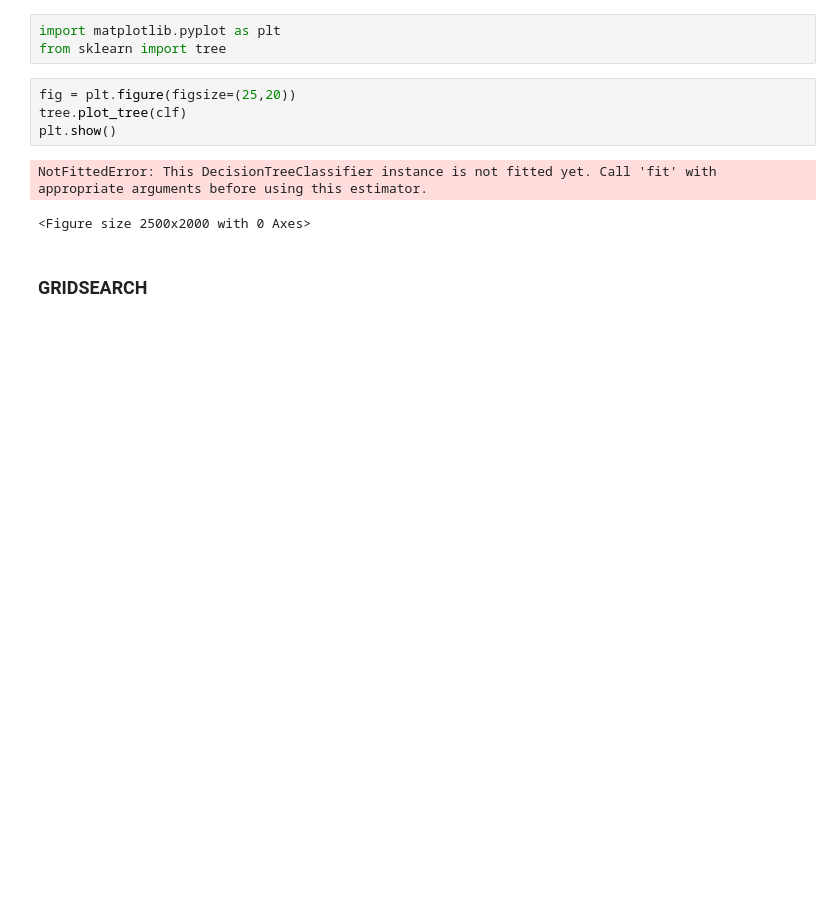
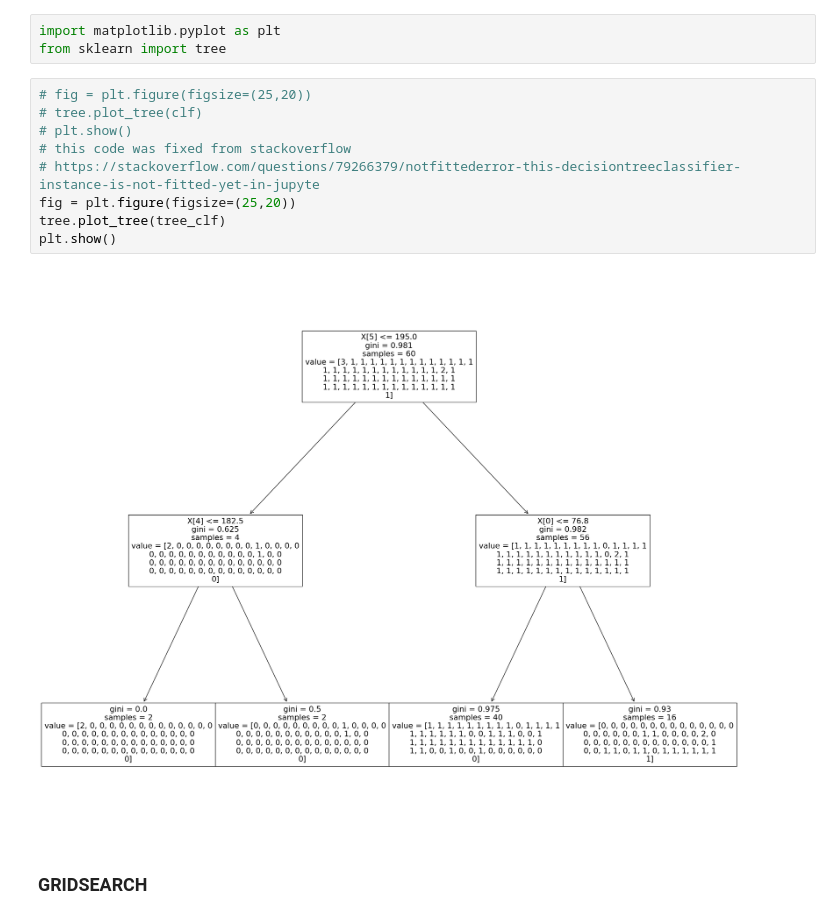
Before and after one commit to SteveAustin583/cheapest-electric-car, a Jupyter notebook: ElectricCars.ipynb, the cells around one changed output. Saved outputs shown, nothing was run; the diff lists cells and outputs as text; blank space fills up the shorter version.

Commit message:
fixed issue in the code of decision tree

```diff
--- a/ElectricCars.ipynb
+++ b/ElectricCars.ipynb
@@ -550,13 +550,17 @@ clf = tree.DecisionTreeClassifier(random_state=0)
 # %%
 import matplotlib.pyplot as plt
 from sklearn import tree
-# %%
-fig = plt.figure(figsize=(25,20))
-tree.plot_tree(clf)
-plt.show()
-# %% [output]
-NotFittedError: This DecisionTreeClassifier instance is not fitted yet. Call 'fit' with appropriate arguments before using this estimator.
-<Figure size 2500x2000 with 0 Axes>
+# %%
+# fig = plt.figure(figsize=(25,20))
+# tree.plot_tree(clf)
+# plt.show()
+# this code was fixed from stackoverflow
+# https://stackoverflow.com/questions/79266379/notfittederror-this-decisiontreeclassifier-instance-is-not-fitted-yet-in-jupyte
+fig = plt.figure(figsize=(25,20))
+tree.plot_tree(tree_clf)
+plt.show()
+# %% [output]
+[figure, added]
 # %% [markdown]
 ### GRIDSEARCH
 # %%
```
Also changed, not shown: parts of 3 cells of this notebook.
